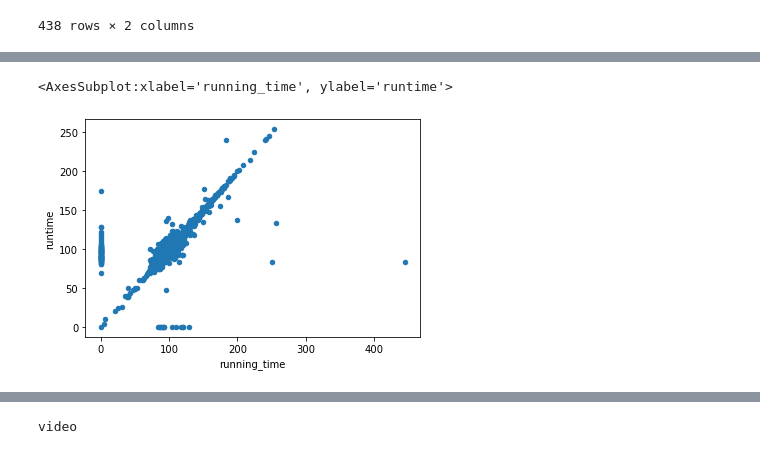
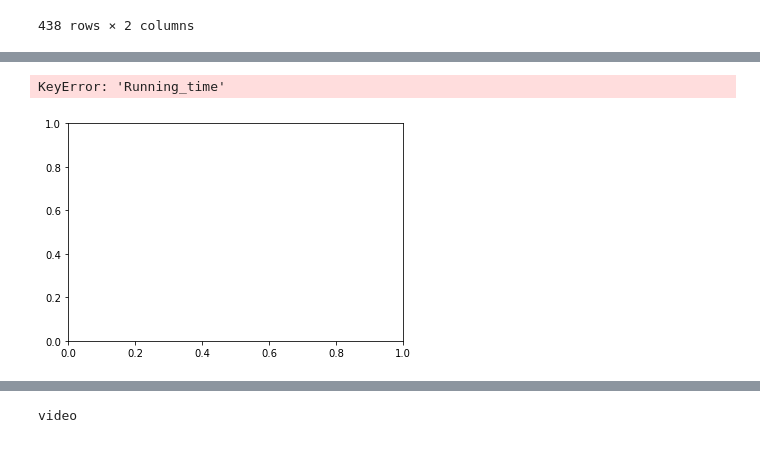
Before and after one commit to ActuallyReese/Movies-ETL, a Jupyter notebook: Data cleaning.ipynb, the cells around one changed output, grey strips where cells are left out. Saved outputs shown, nothing was run; the diff lists cells and outputs as text; code cells hidden in the pictures.

```diff
--- a/Data cleaning.ipynb
+++ b/Data cleaning.ipynb
@@ -764,9 +619,9 @@ movies_df[(movies_df['title_kaggle'] == '') | (movies_df['title_kaggle'].isnull(
 # %%
 #The following code will fill in missing values with zero and make the scatter plot
-movies_df.fillna(0).plot(x='running_time', y='runtime', kind='scatter')
+movies_df.fillna(0).plot(x='Running_time', y='runtime', kind='scatter')
 # %% [output]
-<AxesSubplot:xlabel='running_time', ylabel='runtime'>
+KeyError: 'Running_time'
-[figure, old version]
+[figure, new version]
 # %%
 #make another scatter plot to compare the values
 movies_df.fillna(0).plot(x='budget_wiki',y='budget_kaggle', kind='scatter')
```
Also changed, not shown: parts of 37 cells of this notebook.
